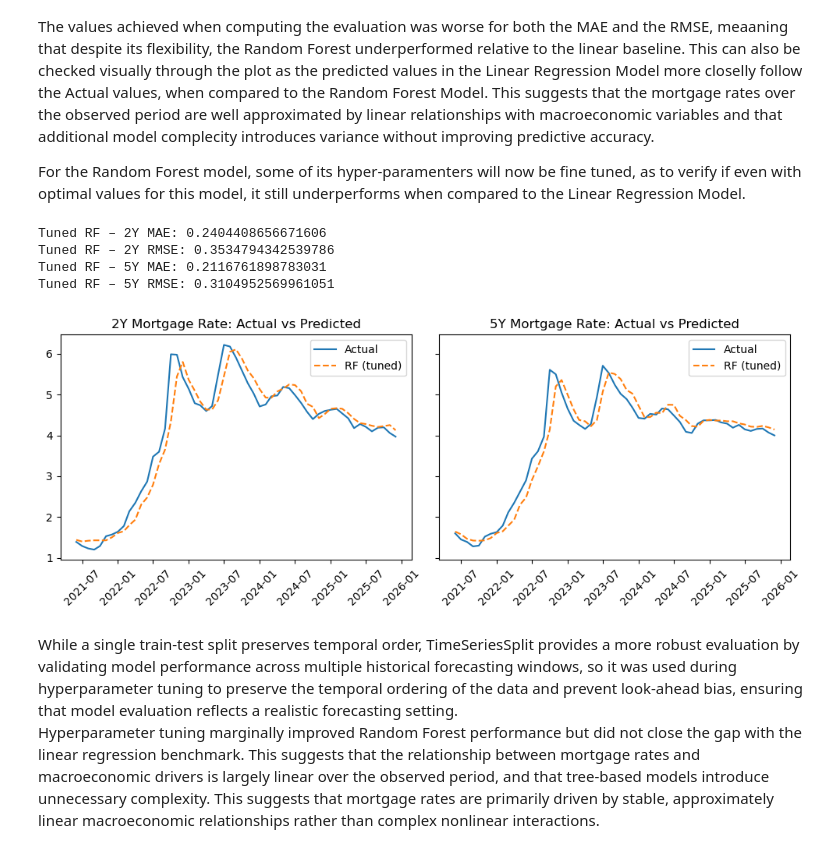
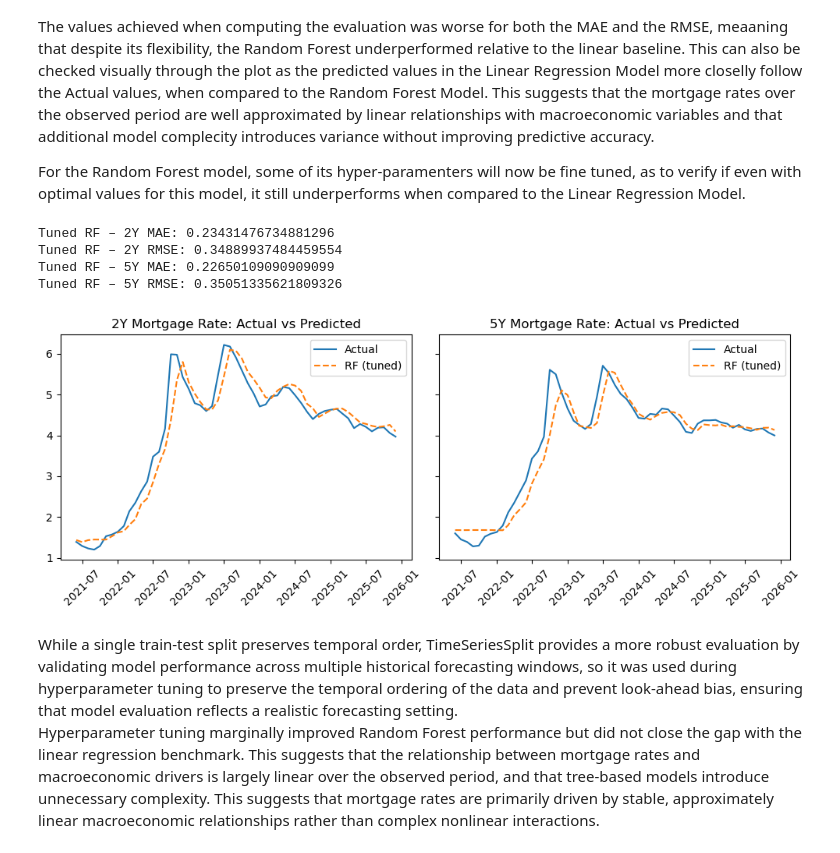
Before and after one commit to wilson-inacio/UK-Mortgage-Forecast-ML, a Jupyter notebook: UK Mortgage Rate Forecast.ipynb, the cells around one changed output. Saved outputs shown, nothing was run; the diff lists cells and outputs as text; code cells hidden in the pictures.

```diff
--- a/UK Mortgage Rate Forecast.ipynb
+++ b/UK Mortgage Rate Forecast.ipynb
@@ -243,7 +245,7 @@ Two dataframes were created, so we can proceed with the analysis of both a 2 yea
 # %%
 # Joining all the dataframes / Inner was selected to make sure the time period is the same across all columns
 # 2 year fixed
-df_2 = fixed_2[['Date', '75_LTV_2y']].merge(
+df_2y = fixed_2y[['Date', '75_LTV_2y']].merge(
     base_rate_monthly[['Date', 'Bank Rate']],
     on='Date',
     how='inner'
@@ -253,7 +255,7 @@ df_2 = fixed_2[['Date', '75_LTV_2y']].merge(
     how='inner'
 )
 # 5 year fixed
-df_5 = fixed_5[['Date', '75_LTV_5y']].merge(
+df_5y = fixed_5y[['Date', '75_LTV_5y']].merge(
     base_rate_monthly[['Date', 'Bank Rate']],
     on='Date',
     how='inner'
@@ -264,16 +266,16 @@ df_5 = fixed_5[['Date', '75_LTV_5y']].merge(
 )
 
 # Sorting the Dated from older to newer
-df_2 = df_2.sort_values('Date')
-df_5 = df_5.sort_values('Date')
+df_2y = df_2y.sort_values('Date')
+df_5y = df_5y.sort_values('Date')
 
 # Setting the `Date` as the index so resampling and plotting are easier
-df_2.set_index('Date', inplace=True)
-df_5.set_index('Date', inplace=True)
+df_2y.set_index('Date', inplace=True)
+df_5y.set_index('Date', inplace=True)
 
 # Confirming
-print(df_2.head())
-print(df_5.info())
+print(df_2y.head())
+print(df_5y.info())
 # %% [output]
             75_LTV_2y  Bank Rate CPIH
 Date
@@ -328,8 +330,8 @@ y_5 = df_5_fe['75_LTV_5y']
 Train-test splits were performed after feature construction to preserve the temporal structure of lagged variables. To avoid future data compromising the trends, and random shuffling breaking causality, a time-aware split was used.
 # %%
 # Doing the train-test splits
-X2_train, X2_test, y2_train, y2_test = train_test_split(X_2, y_2, test_size = 0.2, shuffle = False)
-X5_train, X5_test, y5_train, y5_test = train_test_split(X_5, y_5, test_size = 0.2, shuffle = False)
+X_train_2y, X_test_2y, y_train_2y, y_test_2y = train_test_split(X_2y, y_2y, test_size = 0.2, shuffle = False)
+X_train_5y, X_test_5y, y_train_5y, y_test_5y = train_test_split(X_5y, y_5y, test_size = 0.2, shuffle = False)
 # %% [markdown]
 ## 4. Baseline Model
 For baseline models, two will be compared, the first one, a naive model is used, which is already in place in the feature `mortgage_lag_1`. The second model will be a simple linear regression allowing us to see how the dataframe features impact the prediction. As evaluation metric, the Mean Absolute Error (MAE) will be used, as it directly reflects the average absolute error in mortgage rate percentage pounts, which is meaningful for pricinf and refinancing decisions. Root Mean Squared Error (RMSE) is used as a complementary metric to further help distinguish and evaluate the models.
@@ -459,10 +461,12 @@ param_grid = {'n_estimators': [200, 500],
              }
 
 # Setting split to be used in GridSearch
-'''As SearchGridCV searches randomly, data may leak from future to past and influence predictions.
-    Due to this, need a way to do the gridsearch in a way that follows cronological order. >> use time series split
-    (Similar to the train test split without shuffling, used before, but this makes it so instead of just a split at
-    0.8/0.2, it makes different splits for each iteraction'''
+'''
+As SearchGridCV searches randomly, data may leak from future to past and influence predictions.
+Due to this, need a way to do the gridsearch in a way that follows cronological order. >> use time series split
+(Similar to the train test split without shuffling, used before, but this makes it so instead of just a split at
+0.8/0.2, it makes different splits for each iteraction
+'''
 tscv = TimeSeriesSplit(n_splits=5)
 
 # GridSearch for 2y model
@@ -475,65 +479,65 @@ grid_2y = GridSearchCV(estimator=rfr_2y,
                        n_jobs=-1
                       )
 
-grid_2y.fit(X2_train, y2_train)
+grid_2y.fit(X_train_2y, y_train_2y)
 
 best_rf_2y = grid_2y.best_estimator_
 
 # Making prediction
-y2_pred_rf_tuned = best_rf_2y.predict(X2_test)
+y_pred_rf_tuned_2y = best_rf_2y.predict(X_test_2y)
 
 # GridSearch for 5y model
 rf_5y = RandomForestRegressor(random_state=42)
 
 grid_5y = GridSearchCV(estimator=rfr_5y,
                        param_grid=param_grid,
                        cv=tscv,
                        scoring='neg_mean_absolute_error',
                        n_jobs=-1
                       )
 
-grid_5y.fit(X5_train, y5_train)
+grid_5y.fit(X_train_5y, y_train_5y)
 
-best_rf_5y = grid_2y.best_estimator_
+best_rf_5y = grid_5y.best_estimator_
 
 # Making prediction
-y5_pred_rf_tuned = best_rf_5y.predict(X5_test)
+y_pred_rf_tuned_5y = best_rf_5y.predict(X_test_5y)
 
 # Evaluating the models
-mae_2 = mean_absolute_error(y2_test, y2_pred_rf_tuned)
-rmse_2 = np.sqrt(mean_squared_error(y2_test, y2_pred_rf_tuned))
-mae_5 = mean_absolute_error(y5_test, y5_pred_rf_tuned)
-rmse_5 = np.sqrt(mean_squared_error(y5_test, y5_pred_rf_tuned))
+mae_2y = mean_absolute_error(y_test_2y, y_pred_rf_tuned_2y)
+rmse_2y = np.sqrt(mean_squared_error(y_test_2y, y_pred_rf_tuned_2y))
+mae_5y = mean_absolute_error(y_test_5y, y_pred_rf_tuned_5y)
+rmse_5y = np.sqrt(mean_squared_error(y_test_5y, y_pred_rf_tuned_5y))
 
-print(f"Tuned RF – 2Y MAE: {mae_2}")
-print(f"Tuned RF – 2Y RMSE: {rmse_2}")
-print(f"Tuned RF – 5Y MAE: {mae_5}")
-print(f"Tuned RF – 5Y RMSE: {rmse_5}")
+print(f"Tuned RF – 2Y MAE: {mae_2y}")
+print(f"Tuned RF – 2Y RMSE: {rmse_2y}")
+print(f"Tuned RF – 5Y MAE: {mae_5y}")
+print(f"Tuned RF – 5Y RMSE: {rmse_5y}")
 
 # Plotting results
 fig, (ax2, ax5) = plt.subplots(nrows = 1, ncols = 2, figsize = (10,4), sharey = True)
 
-ax2.plot(y2_test.index, y2_test, label='Actual')
-ax2.plot(y2_test.index, y2_pred_rf_tuned, label='RF (tuned)', linestyle='--')
+ax2.plot(y_test_2y.index, y_test_2y, label='Actual')
+ax2.plot(y_test_2y.index, y_pred_rf_tuned_2y, label='RF (tuned)', linestyle='--')
 ax2.legend()
 ax2.set_title('2Y Mortgage Rate: Actual vs Predicted')
 ax2.tick_params(axis='x', rotation=45)
 
 
-ax5.plot(y5_test.index, y5_test, label='Actual')
-ax5.plot(y5_test.index, y5_pred_rf_tuned, label='RF (tuned)', linestyle='--')
+ax5.plot(y_test_5y.index, y_test_5y, label='Actual')
+ax5.plot(y_test_5y.index, y_pred_rf_tuned_5y, label='RF (tuned)', linestyle='--')
 ax5.legend()
 ax5.set_title('5Y Mortgage Rate: Actual vs Predicted')
 ax5.tick_params(axis='x', rotation=45)
 
 plt.tight_layout()
 plt.show()
 # %% [output]
-Tuned RF – 2Y MAE: 0.2404408656671606
-Tuned RF – 2Y RMSE: 0.3534794342539786
-Tuned RF – 5Y MAE: 0.2116761898783031
-Tuned RF – 5Y RMSE: 0.3104952569961051
+Tuned RF – 2Y MAE: 0.23431476734881296
+Tuned RF – 2Y RMSE: 0.34889937484459554
+Tuned RF – 5Y MAE: 0.22650109090909099
+Tuned RF – 5Y RMSE: 0.35051335621809326
-[figure, old version]
+[figure, new version]
 # %% [markdown]
 While a single train-test split preserves temporal order, TimeSeriesSplit provides a more robust evaluation by validating model performance across multiple historical forecasting windows, so it was used during hyperparameter tuning to preserve the temporal ordering of the data and prevent look-ahead bias, ensuring that model evaluation reflects a realistic forecasting setting.<br>
 Hyperparameter tuning marginally improved Random Forest performance but did not close the gap with the linear regression benchmark. This suggests that the relationship between mortgage rates and macroeconomic drivers is largely linear over the observed period, and that tree-based models introduce unnecessary complexity. This suggests that mortgage rates are primarily driven by stable, approximately linear macroeconomic relationships rather than complex nonlinear interactions.
```
Also changed, not shown: parts of 17 cells of this notebook, 4 other files.
